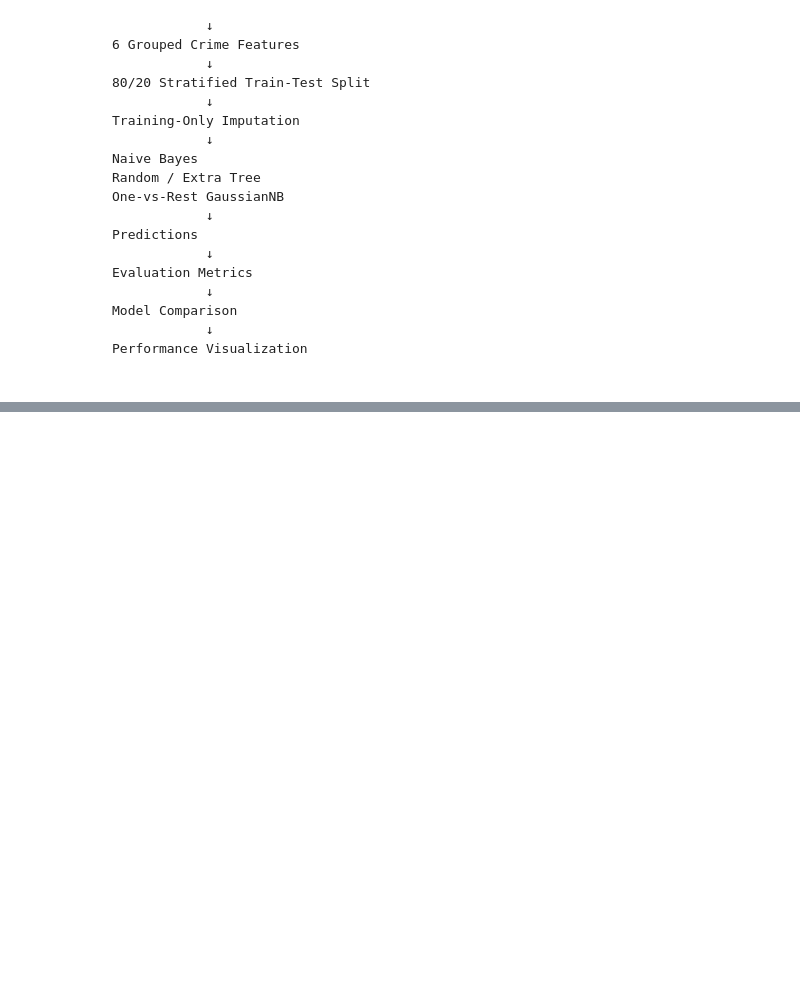
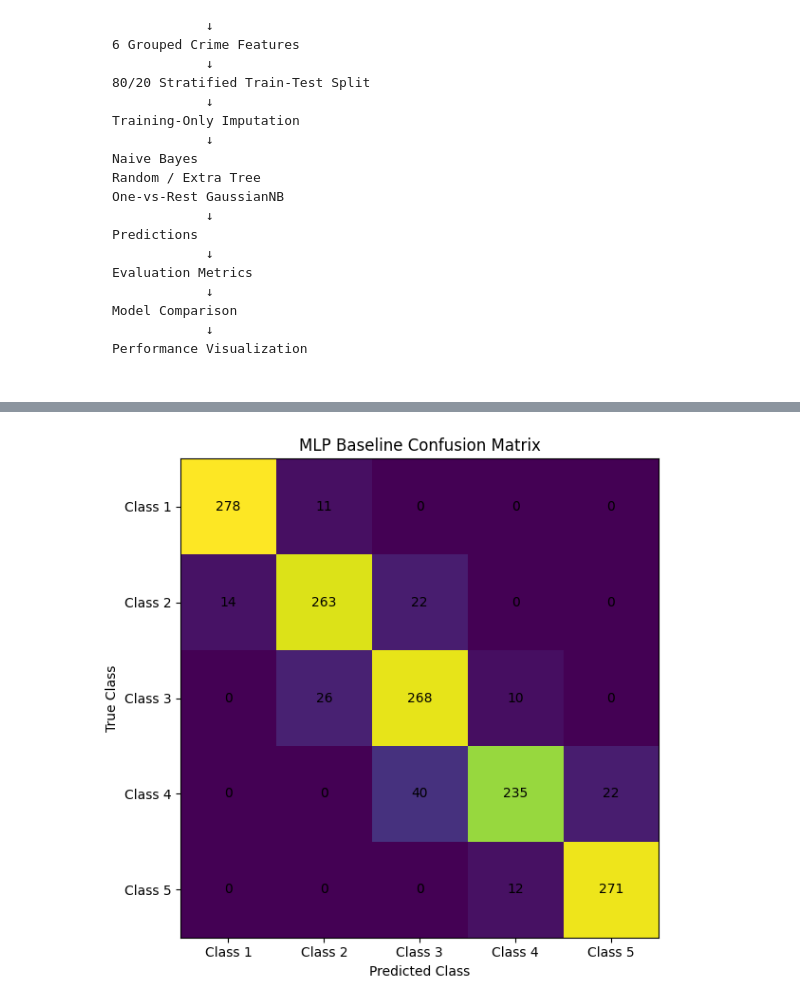
Before and after one commit to varshini1802/Major-project, a Jupyter notebook: notebooks/basepaper_prediction_models.ipynb, the cells around one changed output, grey strips where cells are left out. Cells and saved outputs as stored; diff of their text form; code cells hidden in the pictures; blank space fills up the shorter version.

```diff
--- a/notebooks/basepaper_prediction_models.ipynb
+++ b/notebooks/basepaper_prediction_models.ipynb
@@ -1173,0 +3730,13 @@ Performance Visualization
+# %%
+baseline_probabilities = baseline_model.predict(
+    X_baseline_test_scaled,
+    verbose=0
+)
+
+baseline_predictions = np.argmax(
+    baseline_probabilities,
+    axis=1
+)
+
+print("Baseline predictions:", baseline_predictions.shape)
+print("Baseline probabilities:", baseline_probabilities.shape)
@@ -1173,0 +4018,57 @@ Performance Visualization
+# %%
+FIGURES_DIR = PROJECT_ROOT / "outputs" / "figures"
+FIGURES_DIR.mkdir(
+    parents=True,
+    exist_ok=True
+)
+
+baseline_cm = confusion_matrix(
+    y_test_dl,
+    baseline_predictions
+)
+
+fig, ax = plt.subplots(figsize=(7, 6))
+
+ax.imshow(baseline_cm)
+
+ax.set_title(
+    "MLP Baseline Confusion Matrix"
+)
+
+ax.set_xlabel("Predicted Class")
+ax.set_ylabel("True Class")
+
+ax.set_xticks(range(5))
+ax.set_yticks(range(5))
+
+ax.set_xticklabels(
+    ["Class 1", "Class 2", "Class 3", "Class 4", "Class 5"]
+)
+
+ax.set_yticklabels(
+    ["Class 1", "Class 2", "Class 3", "Class 4", "Class 5"]
+)
+
+for i in range(5):
+    for j in range(5):
+        ax.text(
+            j,
+            i,
+            baseline_cm[i, j],
+            ha="center",
+            va="center"
+        )
+
+fig.tight_layout()
+
+fig.savefig(
+    FIGURES_DIR /
+    "mlp_baseline_confusion_matrix.png",
+    dpi=300,
+    bbox_inches="tight"
+)
+
+plt.show()
+plt.close(fig)
+# %% [output]
+[figure, added]
```
Also changed, not shown: parts of 111 cells of this notebook, 52 other files.
